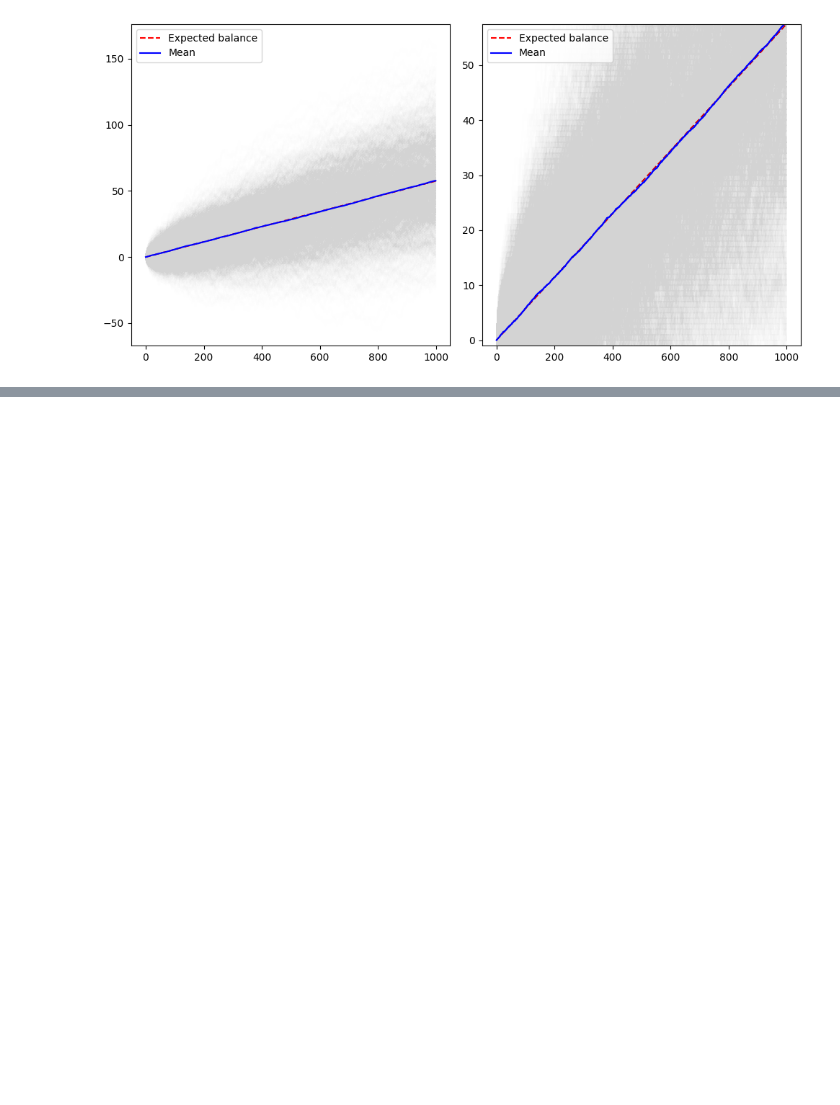
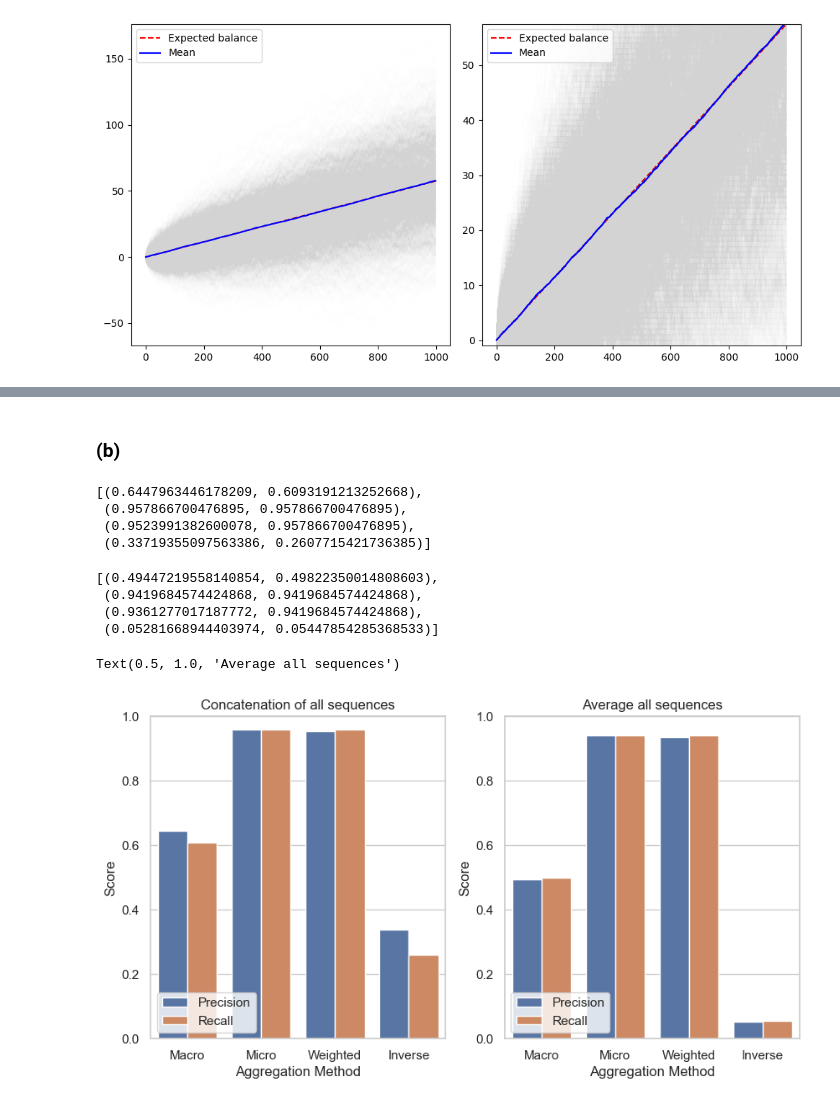
Before and after one commit to FelixCeard/Statistical-Learning-, a Jupyter notebook: sheet-01/code.ipynb, the cells around one changed output, grey strips where cells are left out. Drawn from its saved outputs; the diff is of its cells as text; code cells hidden in the pictures; blank space fills up the shorter version.

```diff
--- a/sheet-01/code.ipynb
+++ b/sheet-01/code.ipynb
@@ -491,0 +515,4 @@ fig.tight_layout()
+# %%
+# map the sequences to integers
+df['sequence'] = df['sequence'].apply(protein_to_int)
+df['annotations'] = df['annotations'].apply(label_to_int)
@@ -491,0 +586,10 @@ fig.tight_layout()
+# %%
+# feed the data
+MC_HMM = MonteCarloHDD(num_hidden_states=2, num_observed_states=21)
+
+for index, row in tqdm(df_train.iterrows(), total=len(df_train), desc="Estimating the parameters of the Hidden Markov Model"):
+    for step in range(len(row['sequence'])):
+        # print(row['sequence'][step], row['annotations'][step])
+        MC_HMM.learn_step(observed_state=alphabet_mapping[row['sequence'][step]], hidden_state=row['annotations'][step])
+
+MC_HMM.formalize_probabilities()
@@ -491,0 +614,2 @@ fig.tight_layout()
+# %% [markdown]
+### (b)
@@ -491,0 +914,63 @@ fig.tight_layout()
+# %%
+SCORES_single_sequence = compute_average_precision_recall_single_sequence(df_test, ['macro', 'micro', 'weighted', 'weighted_inverse'])
+SCORES_single_sequence
+# %% [output]
+[(0.6447963446178209, 0.6093191213252668),
+ (0.957866700476895, 0.957866700476895),
+ (0.9523991382600078, 0.957866700476895),
+ (0.33719355097563386, 0.2607715421736385)]
+# %%
+SCORES_average = compute_average_precision_recall_average(df_test, ['macro', 'micro', 'weighted', 'weighted_inverse'])
+SCORES_average
+# %% [output]
+[(0.49447219558140854, 0.49822350014808603),
+ (0.9419684574424868, 0.9419684574424868),
+ (0.9361277017187772, 0.9419684574424868),
+ (0.05281668944403974, 0.05447854285368533)]
+# %%
+sns.set_theme(style="whitegrid")
+
+fig, ax = plt.subplots(1, 2, figsize=(10, 5))
+
+colors = ['red', 'blue', 'green', 'orange']
+
+# single sequence
+_df = pd.DataFrame(SCORES_single_sequence, columns=['Precision', 'Recall'])
+_df['Aggregation Method'] = ['Macro', 'Micro', 'Weighted', 'Inverse']
+_df = _df.melt(id_vars=['Aggregation Method'], var_name='Metric', value_name='value')
+
+sns.barplot(
+    data=_df,
+    x='Aggregation Method',
+    y='value',
+    hue='Metric',
+    ax=ax[0],
+    # palette="Set2"
+)
+ax[0].set_ylim(0, 1)
+ax[0].legend(loc='lower left')
+ax[0].set_xlabel('Aggregation Method')
+ax[0].set_ylabel('Score')
+ax[0].set_title('Concatenation of all sequences')
+
+# single sequence
+_df = pd.DataFrame(SCORES_average, columns=['Precision', 'Recall'])
+_df['Aggregation Method'] = ['Macro', 'Micro', 'Weighted', 'Inverse']
+_df = _df.melt(id_vars=['Aggregation Method'], var_name='Metric', value_name='value')
+
+sns.barplot(
+    data=_df,
+    x='Aggregation Method',
+    y='value',
+    hue='Metric',
+    ax=ax[1],
+    # palette="Set2"
+)
+ax[1].set_ylim(0, 1)
+ax[1].legend(loc='lower left')
+ax[1].set_xlabel('Aggregation Method')
+ax[1].set_ylabel('Score')
+ax[1].set_title('Average all sequences')
+# %% [output]
+Text(0.5, 1.0, 'Average all sequences')
+[figure, added]
```
Also changed, not shown: parts of 17 cells of this notebook, 5 other files.
